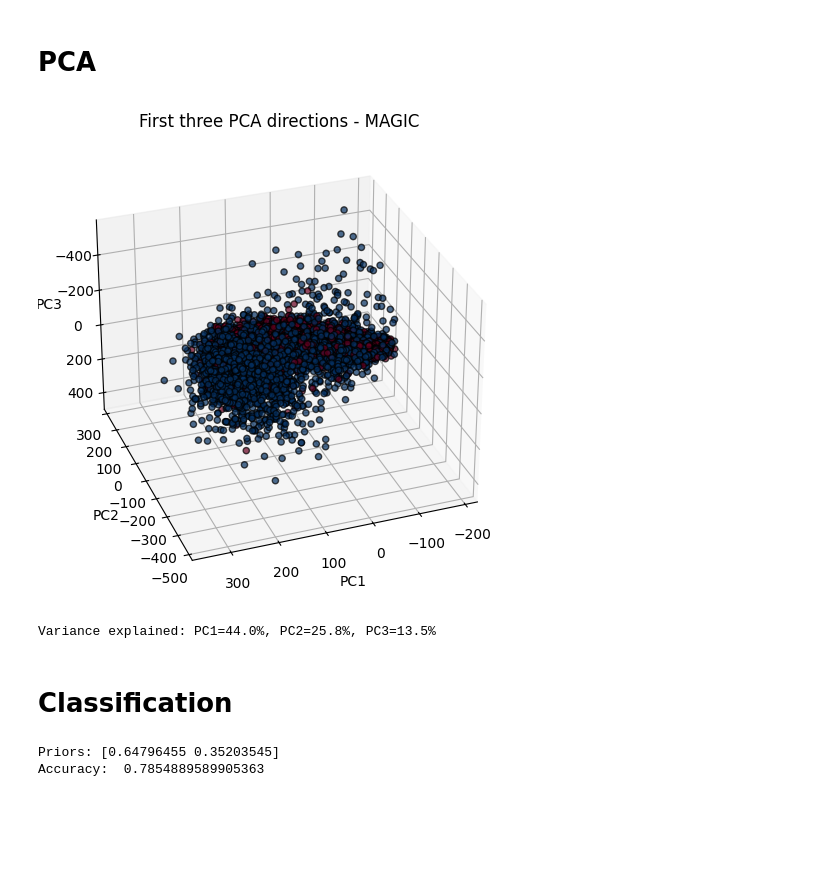
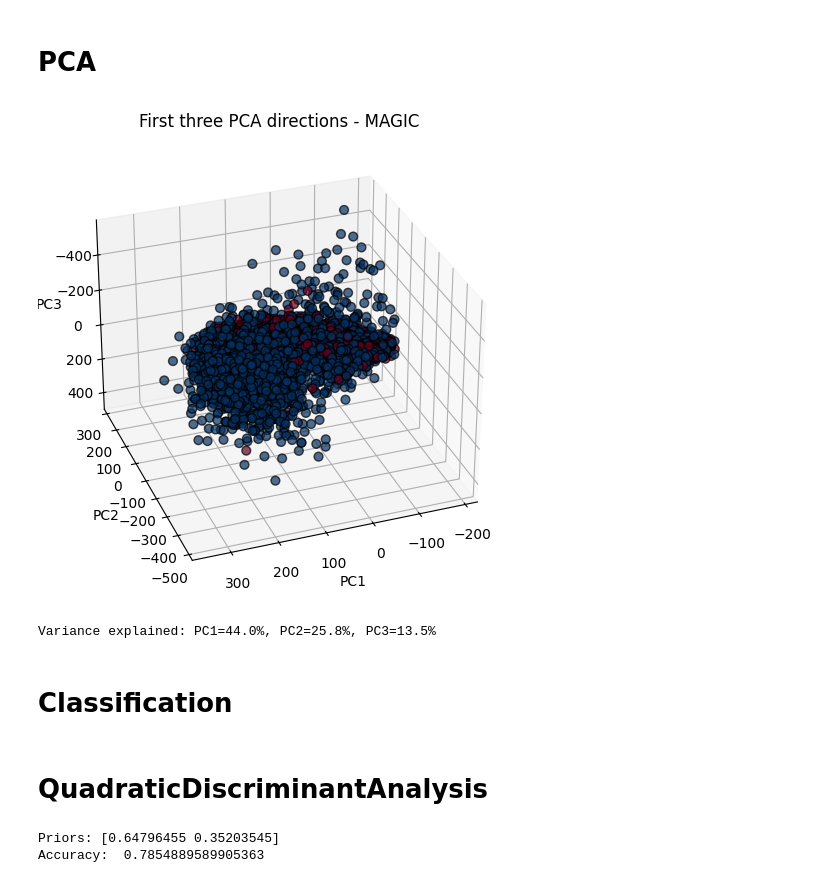
Before and after one commit to Kuzemano/ML, a Jupyter notebook: labs/first.ipynb, the cells around one changed output. Saved outputs shown, nothing was run; the diff lists cells and outputs as text; code cells hidden in the pictures; blank space fills up the shorter version.

```diff
--- a/labs/first.ipynb
+++ b/labs/first.ipynb
@@ -148,23 +153,23 @@ plt.show()
 # %%
 from mpl_toolkits.mplot3d import Axes3D  # Still needed for import
 
 fig = plt.figure(figsize=(8, 6))
 ax = fig.add_subplot(projection='3d', elev=-150, azim=110)  # Fixed!
 
 pca = PCA(n_components=3)
-X_reduced = pca.fit(X).transform(X)
+X_pca_reduced = pca.fit(X).transform(X)
 
-scatter = ax.scatter(X_reduced[:, 0], X_reduced[:, 1], X_reduced[:, 2],
-                     c=klasi, cmap='RdBu', edgecolor='k', s=20, alpha=0.7)
+scatter = ax.scatter(X_pca_reduced[:, 0], X_pca_reduced[:, 1], X_pca_reduced[:, 2],
+                     c=klasi, cmap='RdBu', edgecolor='k', s=40, alpha=0.7)
 ax.set_title("First three PCA directions - MAGIC")
 ax.set_xlabel("PC1")
 ax.set_ylabel("PC2")
 ax.set_zlabel("PC3")
 plt.show()
 
 print(f"Variance explained: PC1={pca.explained_variance_ratio_[0]:.1%}, PC2={pca.explained_variance_ratio_[1]:.1%}, PC3={pca.explained_variance_ratio_[2]:.1%}")
 # %% [output]
-[figure, old version]
+[figure, new version]
 Variance explained: PC1=44.0%, PC2=25.8%, PC3=13.5%
 # %% [markdown]
 # Classification
@@ -175,3 +181,5 @@ X_train, X_test, y_train, y_test = train_test_split(X, klasi, test_size=0.30, ra
+# %% [markdown]
+# QuadraticDiscriminantAnalysis
 # %%
 QDA = QuadraticDiscriminantAnalysis() # иницијализација на моделот
 QDA.fit(X_train, y_train); # нагодување на моделот на податоците од тренинг множеството
```
Also changed, not shown: parts of 11 cells of this notebook.
